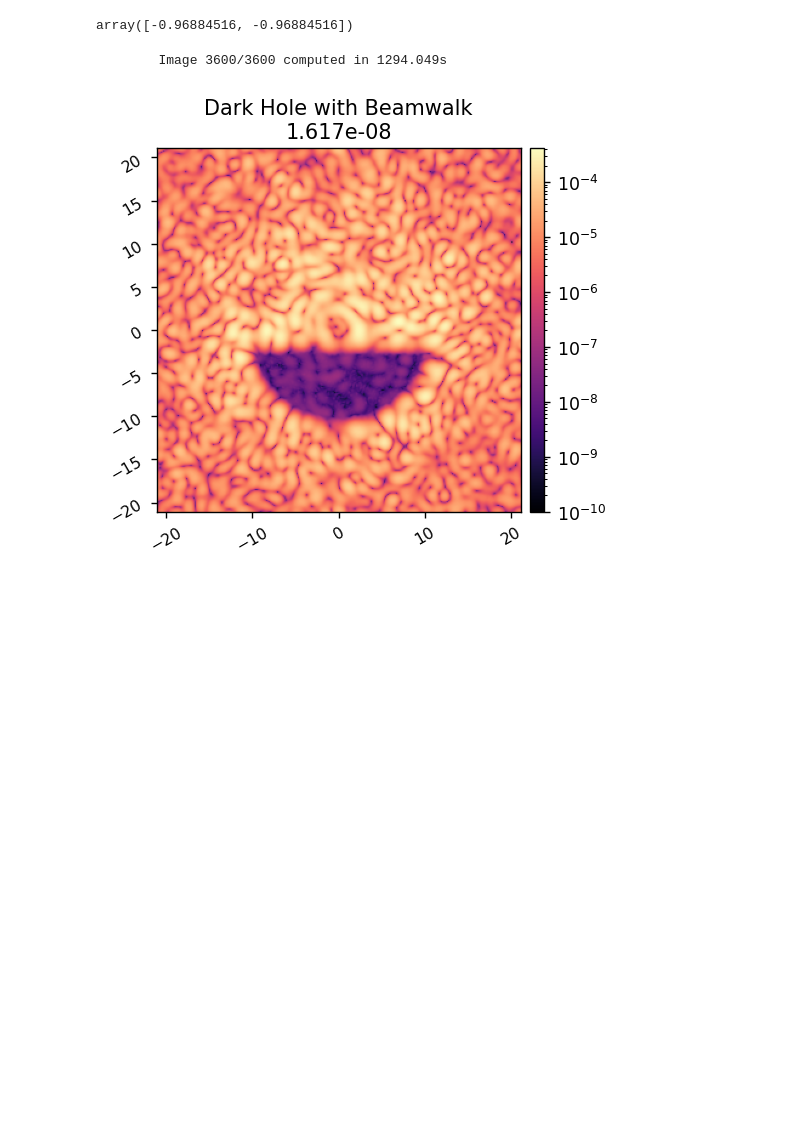
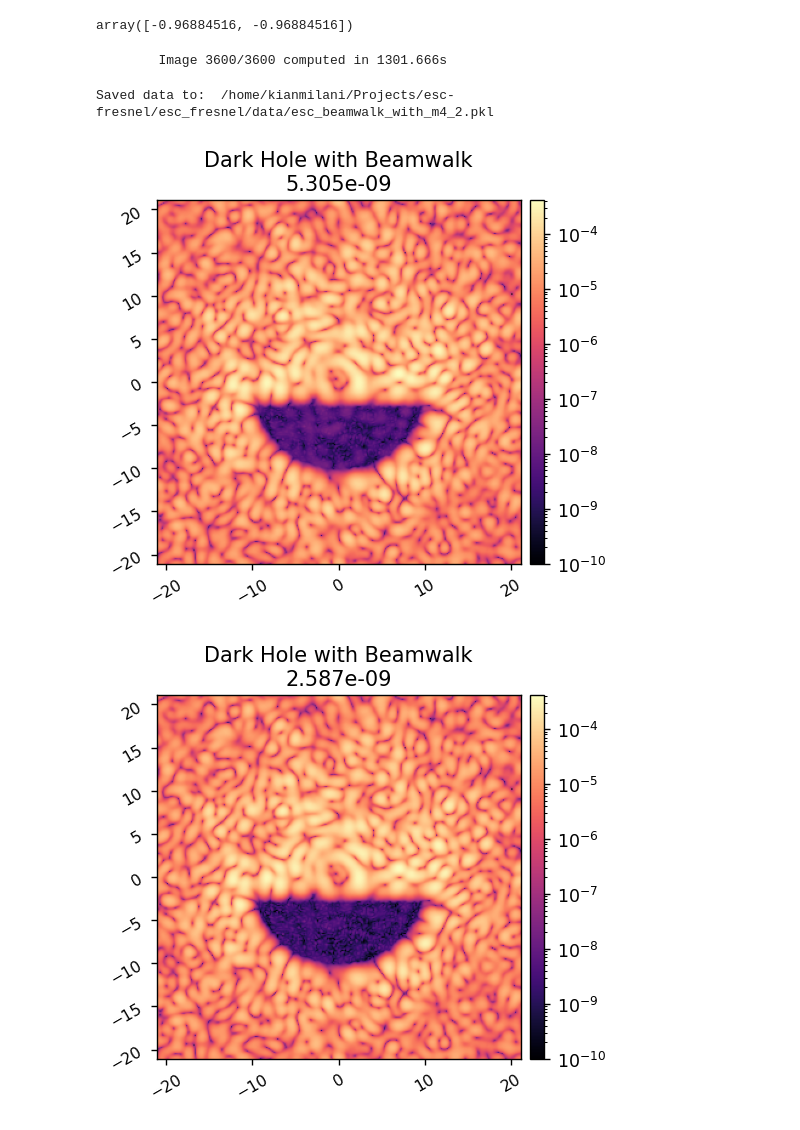
Before and after one commit to kian1377/esc-fresnel, a Jupyter notebook: notebooks/esc_fresnel_beamwalk_with_tilt.ipynb, the cells around one changed output. Drawn from its saved outputs; the diff is of its cells as text; code cells hidden in the pictures; blank space fills up the shorter version.

```diff
--- a/notebooks/esc_fresnel_beamwalk_with_tilt.ipynb
+++ b/notebooks/esc_fresnel_beamwalk_with_tilt.ipynb
@@ -200,6 +200,7 @@ array(0.99456354)
 M.use_vortex = True
 M.wfes = wfes
 M.source_offset = (0, 0)
+M.set_m4( [0,0] )
 M.set_fsm( [0,0] )
 M.reset_dm()
 M.set_dm(dh_command)
@@ -235,6 +236,8 @@ array([-0.96884516, -0.96884516])
 # %%
 import time
 import copy
+
+m4_fsm_ratio = 1/2
 
 quiet = 1
 plot = 0
@@ -260,7 +263,9 @@ for i in np.arange(Nsamples):
         print(amp)
 
     M.source_offset = pointing_lamD
-    M.set_fsm( -np.float64(pointing_lamD) )
+    # M.set_fsm( -np.float64(pointing_lamD) )
+    M.set_m4( -pointing_lamD * m4_fsm_ratio )
+    M.set_fsm( -pointing_lamD * (1 - m4_fsm_ratio) )
 
     im = M.snap()
     contrast = utils.mean(im, coro_mask)
@@ -281,7 +286,19 @@ for i in np.arange(Nsamples):
         print(f"\tImage {i+1:d}/{Nsamples:d} computed in {time.time()-start:.3f}s", end='')
         print("\r", end="")
 # %% [output]
-        Image 3600/3600 computed in 1294.049s
+        Image 3600/3600 computed in 1301.666s
+# %%
+beamwalk_data = {
+    'pointing_samples': pointing_samples,
+    'pointing_pdf':pointing_pdf,
+    'm4_fsm_ratio':m4_fsm_ratio,
+    'all_images':all_ims,
+    'contrasts':contrasts,
+}
+
+utils.save_pickle(esc_fresnel.path/'data/esc_beamwalk_with_m4_2.pkl', beamwalk_data)
+# %% [output]
+Saved data to:  /home/kianmilani/Projects/esc-fresnel/esc_fresnel/data/esc_beamwalk_with_m4_2.pkl
 # %%
 contrast_with_beamwalk = utils.mean(total_im, coro_mask)
 
@@ -293,4 +310,16 @@ imshow1(
     vmin=1e-10,
 )
 # %% [output]
-[figure, old version]
+[figure, new version]
+# %%
+contrast_with_beamwalk = utils.mean(total_im, coro_mask)
+
+imshow1(
+    total_im,
+    f'Dark Hole with Beamwalk\n{contrast_with_beamwalk:.3e}',
+    lognorm=1,
+    pxscl=M.camsci_pxscl_lamDc,
+    vmin=1e-10,
+)
+# %% [output]
+[figure, added]
```
Also changed, not shown: parts of 2 cells of this notebook.
